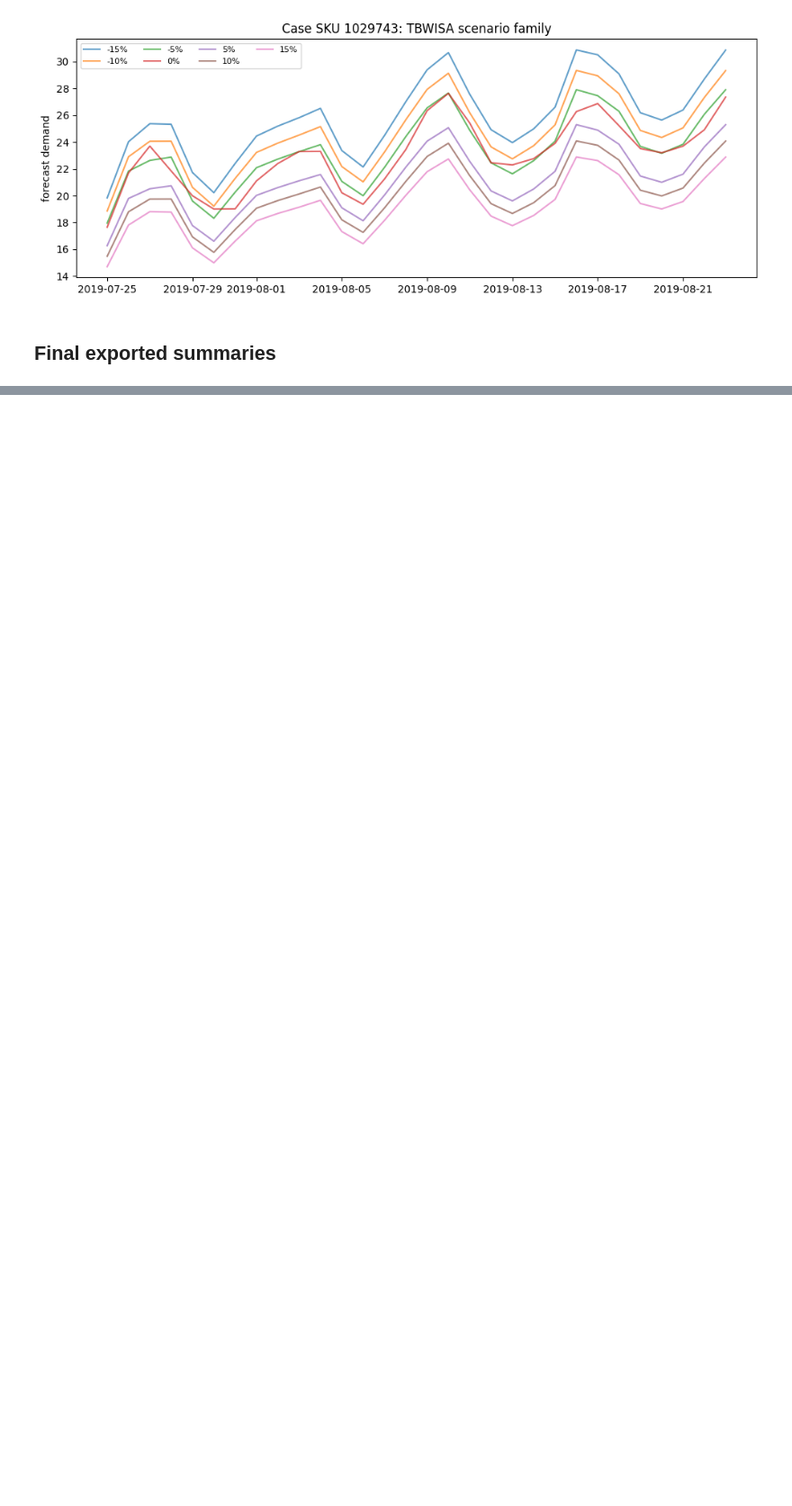
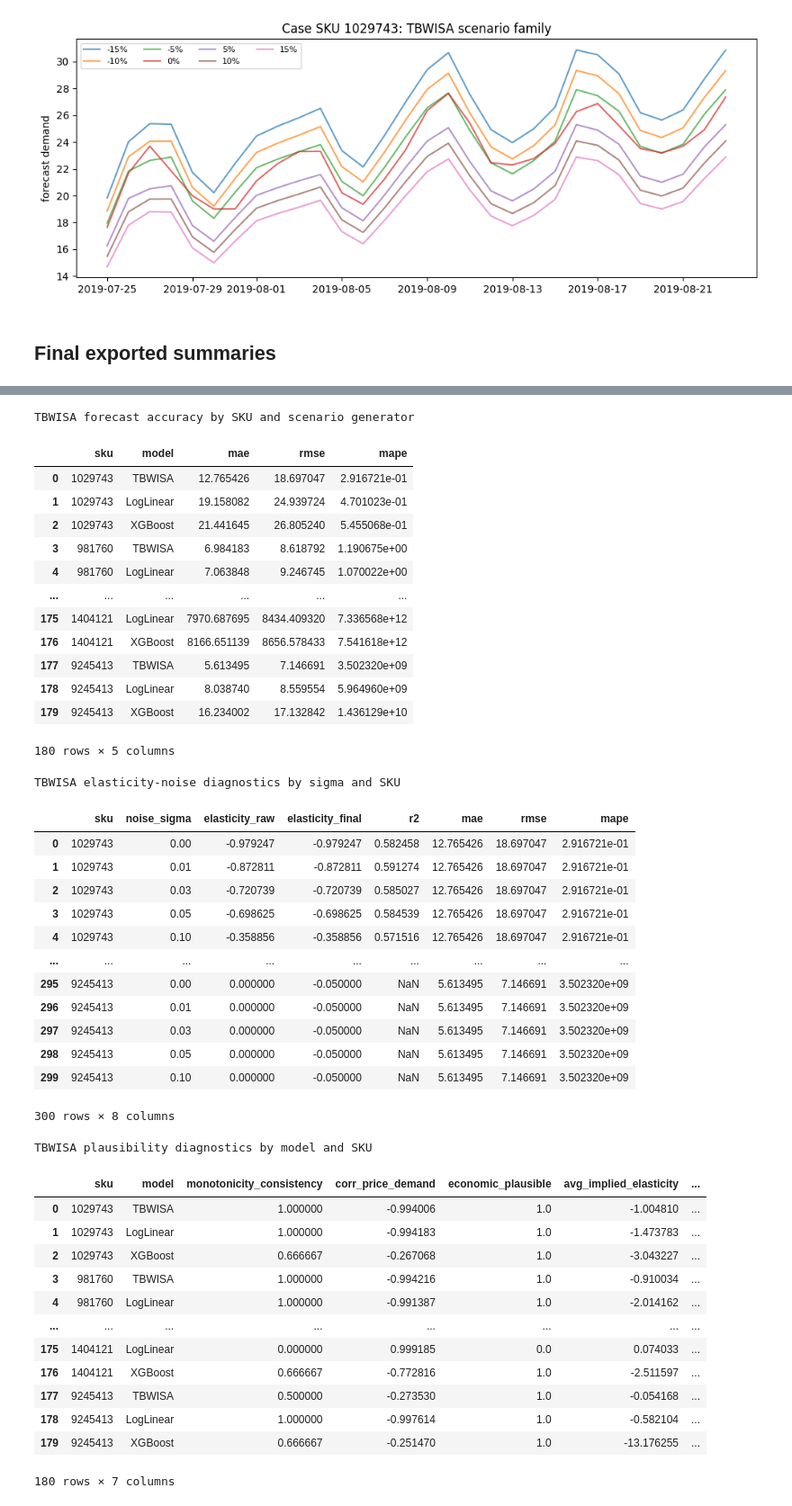
Before and after one commit to alexgrigoras/dif-pi, a Jupyter notebook: tbwisa-validation.ipynb, the cells around one changed output, grey strips where cells are left out. Shown at 90% size. Cells and saved outputs as stored; diff of their text form; code cells hidden in the pictures; blank space fills up the shorter version.

```diff
--- a/tbwisa-validation.ipynb
+++ b/tbwisa-validation.ipynb
@@ -869,0 +1027,49 @@ Files written to: /Users/alexgrigoras/Library/Mobile Documents/com~apple~CloudDo
+# %%
+# Display additional TBWISA thesis reporting tables
+
+for table_name, _, table in tbwisa_extended_reporting_tables:
+    print(f'\n{table_name}')
+    display(table)
+# %% [output]
+TBWISA forecast accuracy by SKU and scenario generator
+|  | sku | model | mae | rmse | mape |
+| 0 | 1029743 | TBWISA | 12.765426 | 18.697047 | 2.916721e-01 |
+| 1 | 1029743 | LogLinear | 19.158082 | 24.939724 | 4.701023e-01 |
+| 2 | 1029743 | XGBoost | 21.441645 | 26.805240 | 5.455068e-01 |
+| 3 | 981760 | TBWISA | 6.984183 | 8.618792 | 1.190675e+00 |
+| 4 | 981760 | LogLinear | 7.063848 | 9.246745 | 1.070022e+00 |
+| ... | ... | ... | ... | ... | ... |
+| 175 | 1404121 | LogLinear | 7970.687695 | 8434.409320 | 7.336568e+12 |
+| 176 | 1404121 | XGBoost | 8166.651139 | 8656.578433 | 7.541618e+12 |
+| 177 | 9245413 | TBWISA | 5.613495 | 7.146691 | 3.502320e+09 |
+| 178 | 9245413 | LogLinear | 8.038740 | 8.559554 | 5.964960e+09 |
+| 179 | 9245413 | XGBoost | 16.234002 | 17.132842 | 1.436129e+10 |
+180 rows × 5 columns
+TBWISA elasticity-noise diagnostics by sigma and SKU
+|  | sku | noise_sigma | elasticity_raw | elasticity_final | r2 | mae | rmse | mape |
+| 0 | 1029743 | 0.00 | -0.979247 | -0.979247 | 0.582458 | 12.765426 | 18.697047 | 2.916721e-01 |
+| 1 | 1029743 | 0.01 | -0.872811 | -0.872811 | 0.591274 | 12.765426 | 18.697047 | 2.916721e-01 |
+| 2 | 1029743 | 0.03 | -0.720739 | -0.720739 | 0.585027 | 12.765426 | 18.697047 | 2.916721e-01 |
+| 3 | 1029743 | 0.05 | -0.698625 | -0.698625 | 0.584539 | 12.765426 | 18.697047 | 2.916721e-01 |
+| 4 | 1029743 | 0.10 | -0.358856 | -0.358856 | 0.571516 | 12.765426 | 18.697047 | 2.916721e-01 |
+| ... | ... | ... | ... | ... | ... | ... | ... | ... |
+| 295 | 9245413 | 0.00 | 0.000000 | -0.050000 | NaN | 5.613495 | 7.146691 | 3.502320e+09 |
+| 296 | 9245413 | 0.01 | 0.000000 | -0.050000 | NaN | 5.613495 | 7.146691 | 3.502320e+09 |
+| 297 | 9245413 | 0.03 | 0.000000 | -0.050000 | NaN | 5.613495 | 7.146691 | 3.502320e+09 |
+| 298 | 9245413 | 0.05 | 0.000000 | -0.050000 | NaN | 5.613495 | 7.146691 | 3.502320e+09 |
+| 299 | 9245413 | 0.10 | 0.000000 | -0.050000 | NaN | 5.613495 | 7.146691 | 3.502320e+09 |
+300 rows × 8 columns
+TBWISA plausibility diagnostics by model and SKU
+|  | sku | model | monotonicity_consistency | corr_price_demand | economic_plausible | avg_implied_elasticity | ... |
+| 0 | 1029743 | TBWISA | 1.000000 | -0.994006 | 1.0 | -1.004810 | ... |
+| 1 | 1029743 | LogLinear | 1.000000 | -0.994183 | 1.0 | -1.473783 | ... |
+| 2 | 1029743 | XGBoost | 0.666667 | -0.267068 | 1.0 | -3.043227 | ... |
+| 3 | 981760 | TBWISA | 1.000000 | -0.994216 | 1.0 | -0.910034 | ... |
+| 4 | 981760 | LogLinear | 1.000000 | -0.991387 | 1.0 | -2.014162 | ... |
+| ... | ... | ... | ... | ... | ... | ... | ... |
+| 175 | 1404121 | LogLinear | 0.000000 | 0.999185 | 0.0 | 0.074033 | ... |
+| 176 | 1404121 | XGBoost | 0.666667 | -0.772816 | 1.0 | -2.511597 | ... |
+| 177 | 9245413 | TBWISA | 0.500000 | -0.273530 | 1.0 | -0.054168 | ... |
+| 178 | 9245413 | LogLinear | 1.000000 | -0.997614 | 1.0 | -0.582104 | ... |
+| 179 | 9245413 | XGBoost | 0.666667 | -0.251470 | 1.0 | -13.176255 | ... |
+180 rows × 7 columns
```
Also changed, not shown: parts of 4 cells of this notebook, 5 other files.
